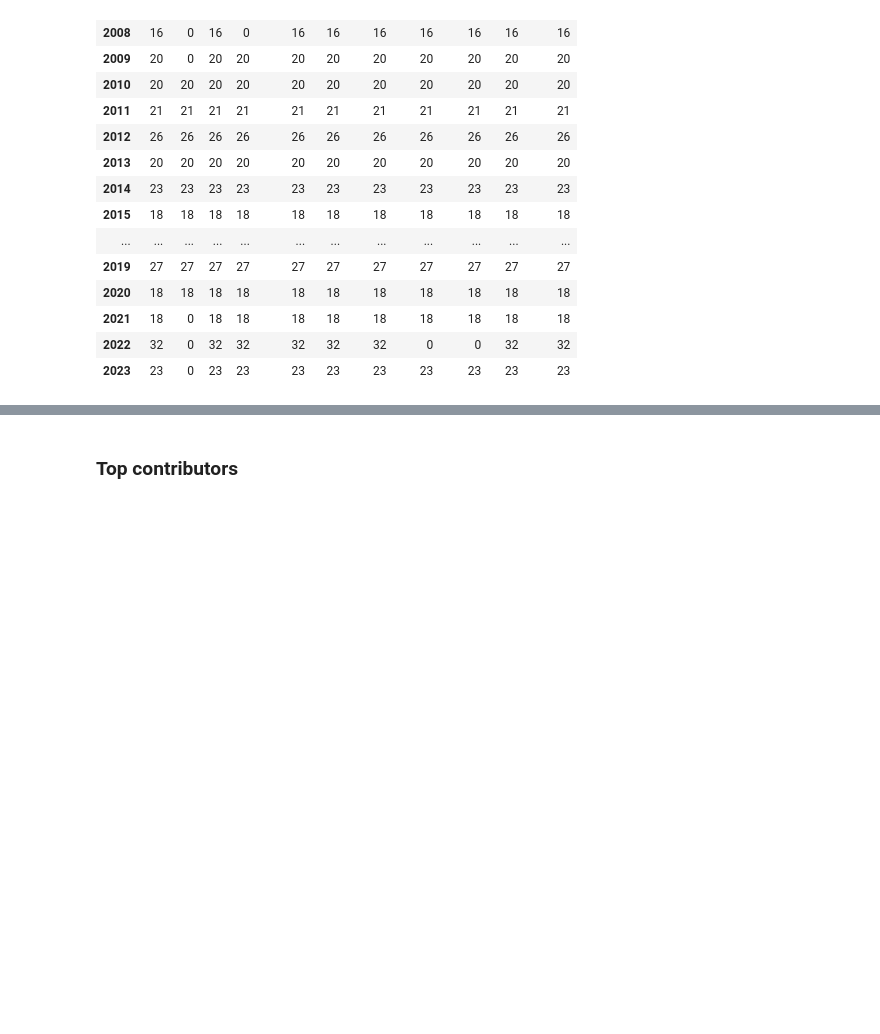
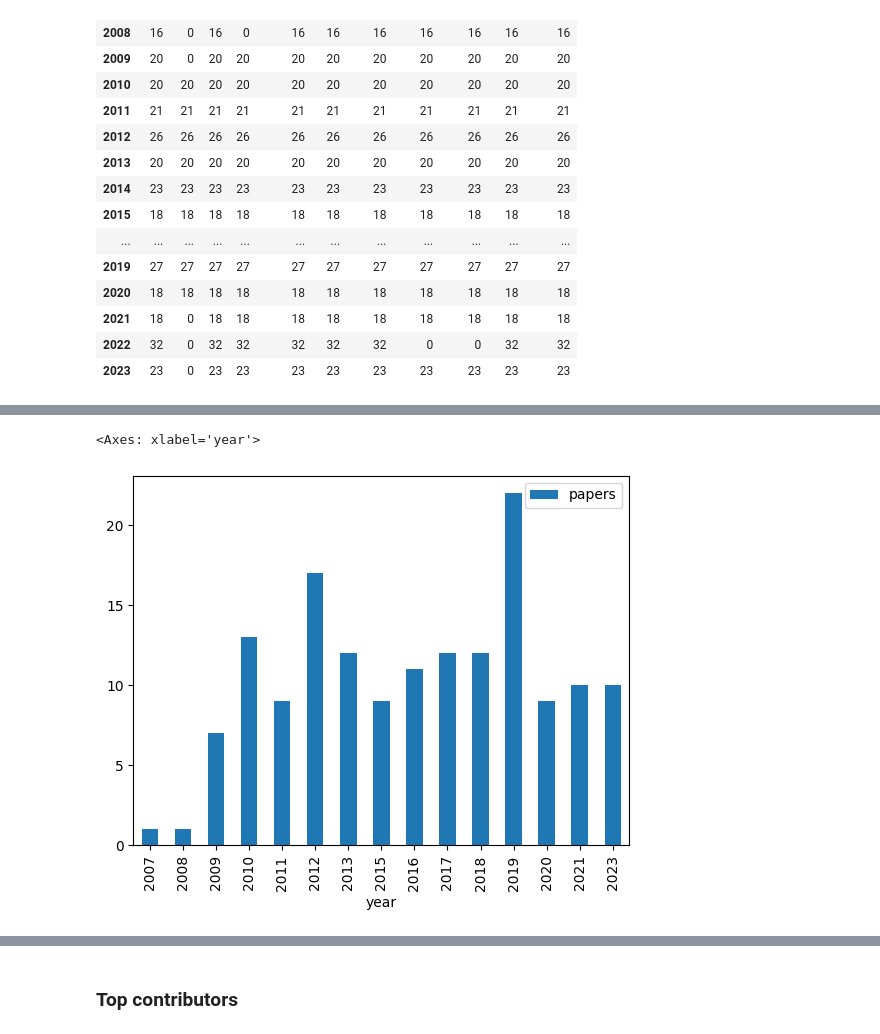
Before and after one commit to andremann/IRCDL-2024, a Jupyter notebook: notebooks/01-AM-exploration.ipynb, the cells around one changed output, grey strips where cells are left out. Saved outputs shown, nothing was run; the diff lists cells and outputs as text; code cells hidden in the pictures; blank space fills up the shorter version.

```diff
--- a/notebooks/01-AM-exploration.ipynb
+++ b/notebooks/01-AM-exploration.ipynb
@@ -215,0 +221,5 @@ papers.groupby('year')[['key']].count().plot.bar()
+# %%
+long.rename(columns={'key': 'papers'}).groupby('year')[['papers']].count().plot.bar()
+# %% [output]
+<Axes: xlabel='year'>
+[figure, added]
```
Also changed, not shown: parts of 54 cells of this notebook, 3 other files.
